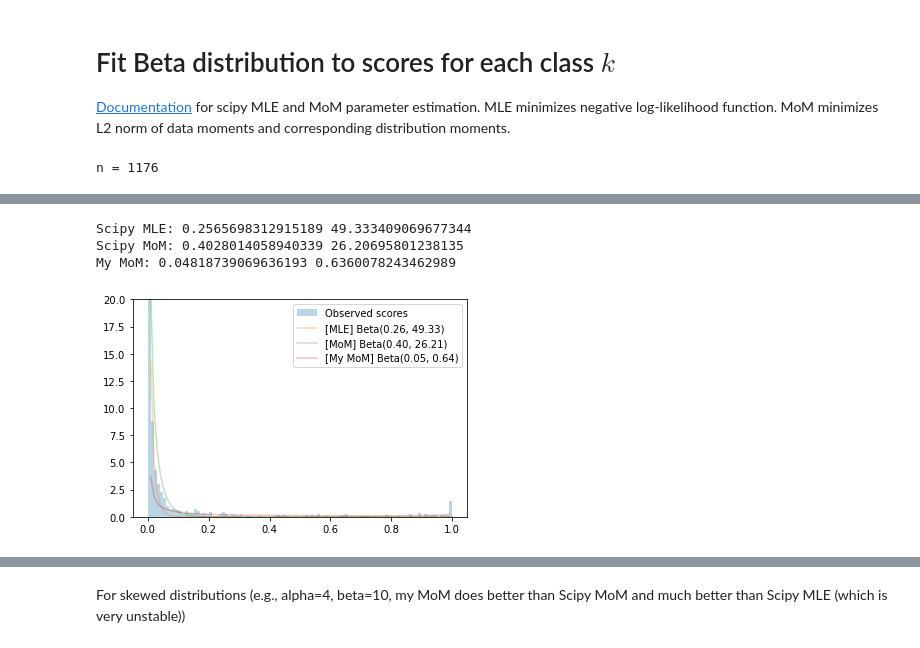
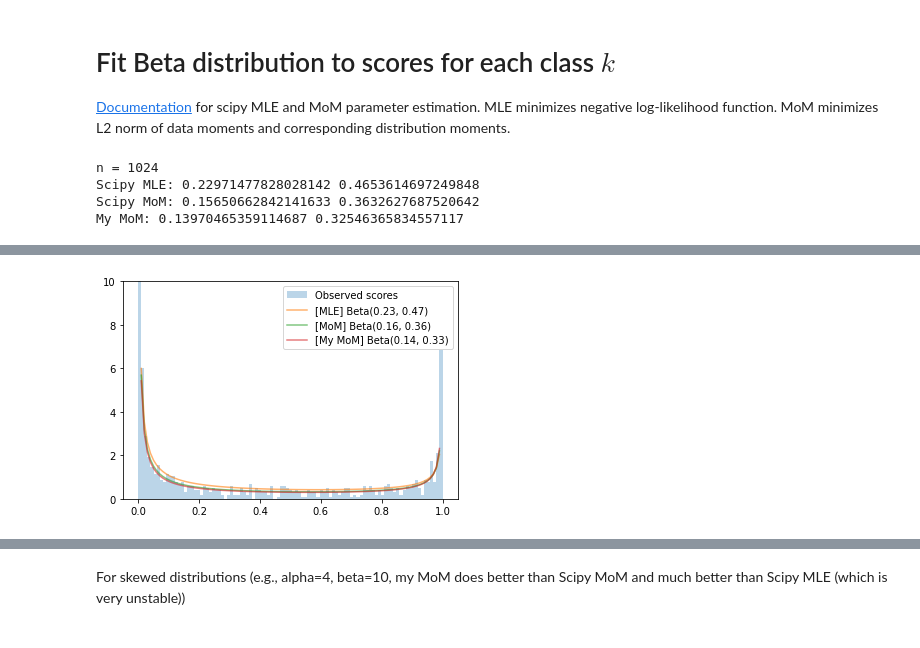
Before and after one commit to tiffanyding/empirical-bayes-conformal, a Jupyter notebook: imagenet_experiments.ipynb, the cells around one changed output, grey strips where cells are left out. Saved outputs shown, nothing was run; the diff lists cells and outputs as text; code cells hidden in the pictures.

```diff
--- a/imagenet_experiments.ipynb
+++ b/imagenet_experiments.ipynb
@@ -223,7 +220,7 @@ np.mean(cb_class_specific_cov), np.std(cb_class_specific_cov)
 # First, let's do it for a single class
 
 # Select data
-k = 1
+k = 550
 classk_scores = scores[labels==k,k]
 print('n =', len(classk_scores))
 
@@ -245,17 +242,20 @@ grid = np.linspace(0, 1, 100)
 plt.hist(classk_scores, label='Observed scores', bins=grid, density=True, alpha=0.3) # Data
 
 mle_fitted_distr = beta.pdf(grid, a_k, b_k)# MLE fitted distribution
-plt.plot(grid, mle_fitted_distr, label= f'[MLE] Beta({a_k:.2f}, {b_k:.2f})', alpha=0.3)
+plt.plot(grid, mle_fitted_distr, label= f'[MLE] Beta({a_k:.2f}, {b_k:.2f})', alpha=0.6)
 
 mom_fitted_distr = beta.pdf(grid, a2_k, b2_k)# MoM fitted distribution
-plt.plot(grid, mom_fitted_distr, label= f'[MoM] Beta({a2_k:.2f}, {b2_k:.2f})', alpha=0.3)
+plt.plot(grid, mom_fitted_distr, label= f'[MoM] Beta({a2_k:.2f}, {b2_k:.2f})', alpha=0.6)
 
 mom2_fitted_distr = beta.pdf(grid, a3_k, b3_k) # MoM fitted distribution
-plt.plot(grid, mom2_fitted_distr, label= f'[My MoM] Beta({a3_k:.2f}, {b3_k:.2f})', alpha=0.3)
+plt.plot(grid, mom2_fitted_distr, label= f'[My MoM] Beta({a3_k:.2f}, {b3_k:.2f})', alpha=0.6)
 
 
 plt.legend()
-plt.ylim(0,20)
+plt.ylim(0,10)
 plt.show()
 # %% [output]
-n = 1176
+n = 1024
+Scipy MLE: 0.22971477828028142 0.4653614697249848
+Scipy MoM: 0.15650662842141633 0.3632627687520642
+My MoM: 0.13970465359114687 0.32546365834557117
@@ -263,7 +262,4 @@ n = 1176
-Scipy MLE: 0.2565698312915189 49.333409069677344
-Scipy MoM: 0.4028014058940339 26.20695801238135
-My MoM: 0.04818739069636193 0.6360078243462989
-[figure, old version]
+[figure, new version]
 # %%
 # Sanity check that my MoM can correctly estimate the parameter values
 a, b = 0.4, 10
```
Also changed, not shown: parts of 45 cells of this notebook, 1 other file.
